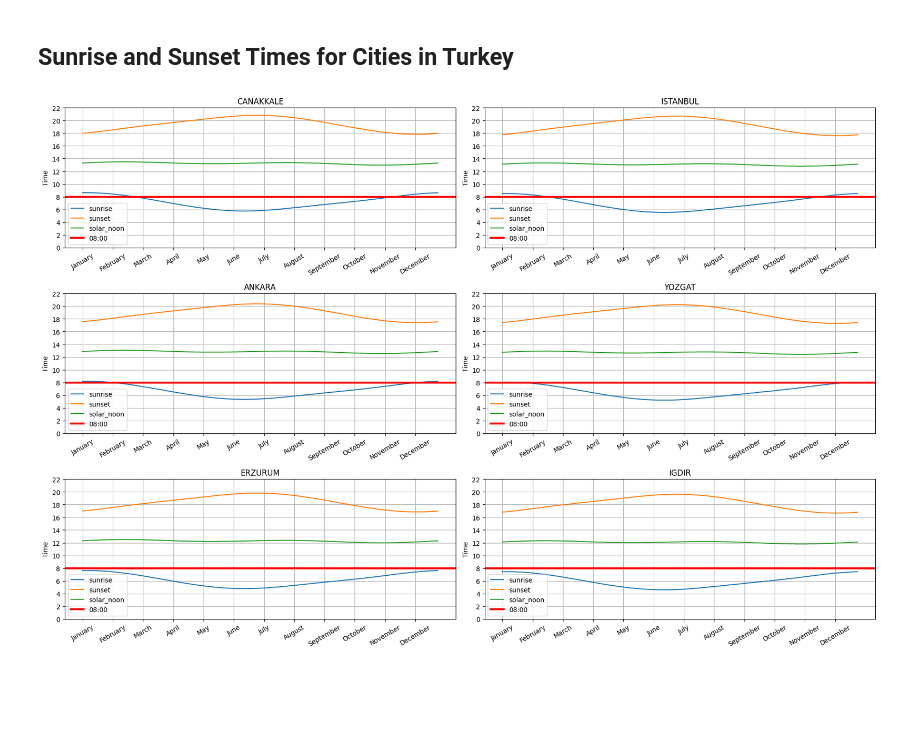
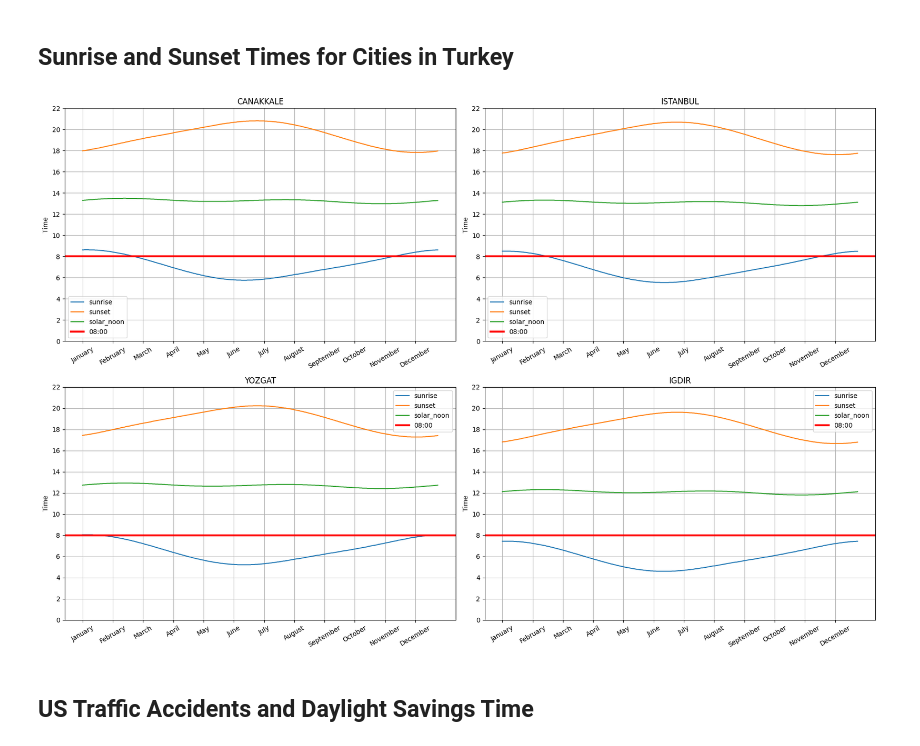
Before and after one commit to FlyinHedgehog/MAT388E-final-project, a Jupyter notebook: Final_Project.ipynb, the cells around one changed output. Cells and saved outputs as stored; diff of their text form; code cells hidden in the pictures; blank space fills up the shorter version.

```diff
--- a/Final_Project.ipynb
+++ b/Final_Project.ipynb
@@ -235,20 +238,27 @@ plt.show()
 # %% [markdown]
 ## Sunrise and Sunset Times for Cities in Turkey
 # %%
-cities = ['CANAKKALE', 'ISTANBUL', 'ANKARA', 'YOZGAT', 'ERZURUM', 'IGDIR']
+# Çanakkale -> western edge of Turkey
+# Yozgat -> geographical centerpoint of Turkey
+# Iğdır -> eastern edge of Turkey
+# Istanbul -> the most crowded city in Turkey
+
+cities = ['CANAKKALE', 'ISTANBUL', 'YOZGAT', 'IGDIR']
 x, y = 0, 0
 
-fig, axs = plt.subplots(3, 2, figsize=(18,12))
+fig, axs = plt.subplots(2, 2, figsize=(18,12))
 
 for city in cities:
     if(y==2):
         y=0
         x+=1
     plot_sunrise_sunset(city, axs[x, y])
     y += 1
 
 fig.tight_layout()
 
 plt.show()
 # %% [output]
-[figure, old version]
+[figure, new version]
+# %% [markdown]
+## US Traffic Accidents and Daylight Savings Time
```
Also changed, not shown: parts of 4 cells of this notebook.
